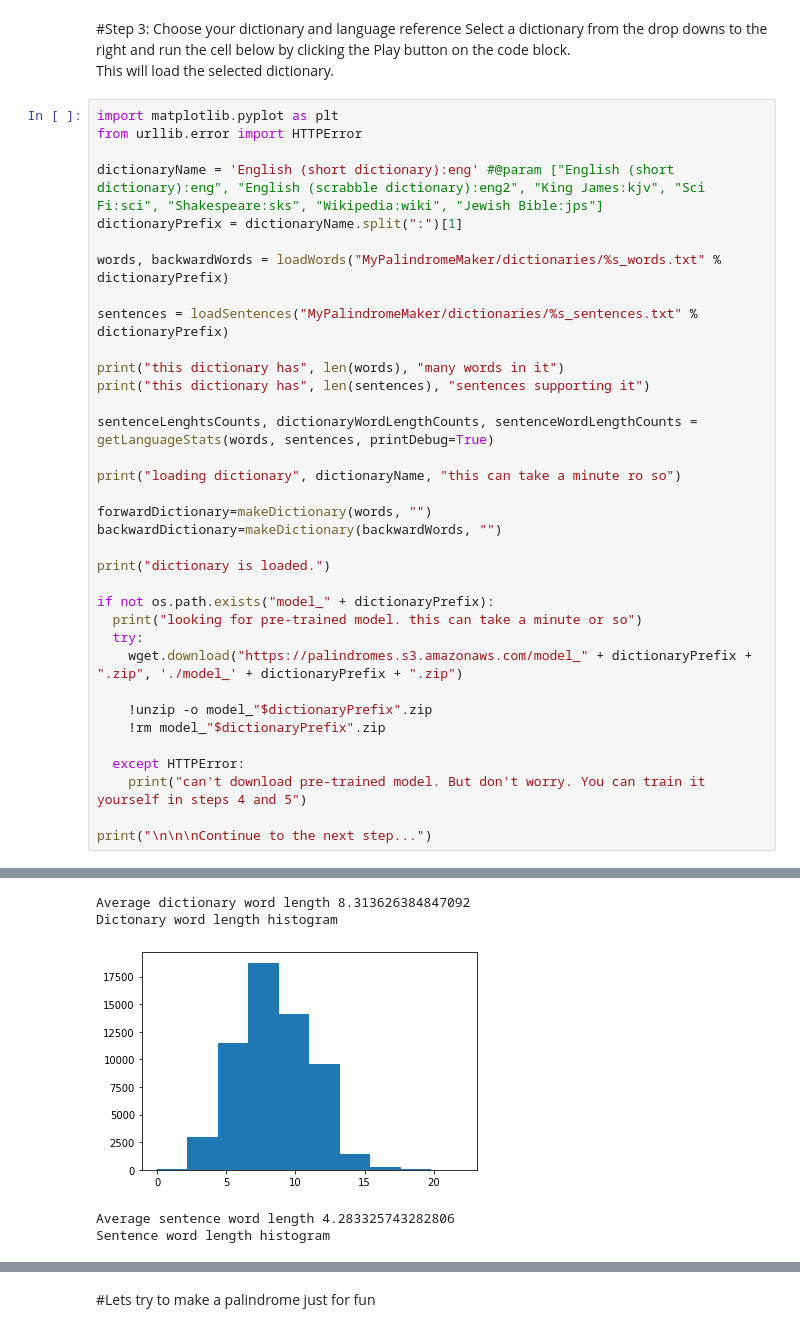
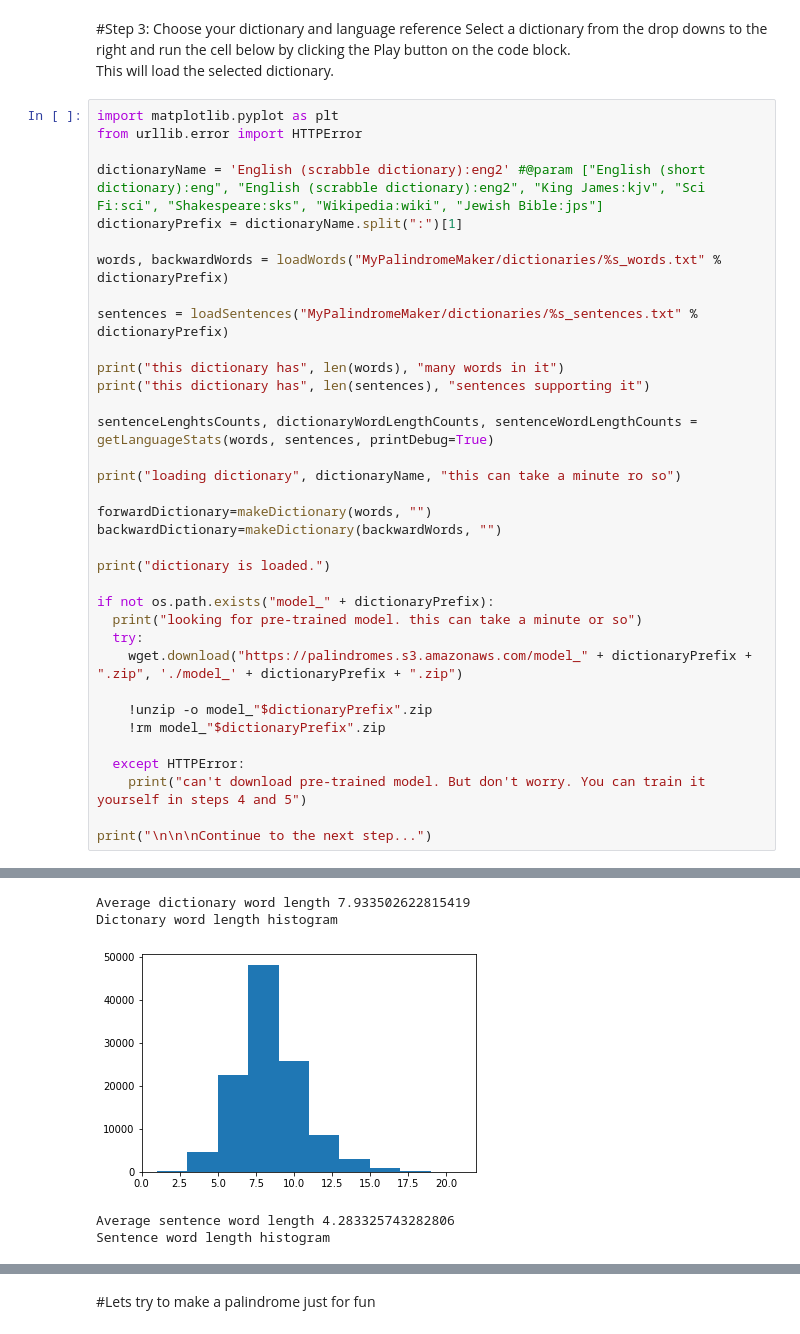
Before and after one commit to DrorNeumeier/MyPalindromeMaker, a Jupyter notebook: Drors_Palindromes_Maker.ipynb, the cells around one changed output, grey strips where cells are left out. Saved outputs shown, nothing was run; the diff lists cells and outputs as text.

```diff
--- a/Drors_Palindromes_Maker.ipynb
+++ b/Drors_Palindromes_Maker.ipynb
@@ -389,7 +397,7 @@ This will load the selected dictionary.
 import matplotlib.pyplot as plt
 from urllib.error import HTTPError
 
-dictionaryName = 'English (short dictionary):eng' #@param ["English (short dictionary):eng", "English (scrabble dictionary):eng2", "King James:kjv", "Sci Fi:sci", "Shakespeare:sks", "Wikipedia:wiki", "Jewish Bible:jps"]
+dictionaryName = 'English (scrabble dictionary):eng2' #@param ["English (short dictionary):eng", "English (scrabble dictionary):eng2", "King James:kjv", "Sci Fi:sci", "Shakespeare:sks", "Wikipedia:wiki", "Jewish Bible:jps"]
 dictionaryPrefix = dictionaryName.split(":")[1]
 
 words, backwardWords = loadWords("MyPalindromeMaker/dictionaries/%s_words.txt" % dictionaryPrefix)
@@ -425,10 +433,10 @@ this dictionary has 58761 many words in it
 this dictionary has 6023 sentences supporting it
 Average sentence length 6.65615141955836
 Sentence length histogram
 [figure]
-Average dictionary word length 8.313626384847092
+Average dictionary word length 7.933502622815419
 Dictonary word length histogram
-[figure, old version]
+[figure, new version]
 Average sentence word length 4.283325743282806
 Sentence word length histogram
 [figure]
```
Also changed, not shown: parts of 3 cells of this notebook.
